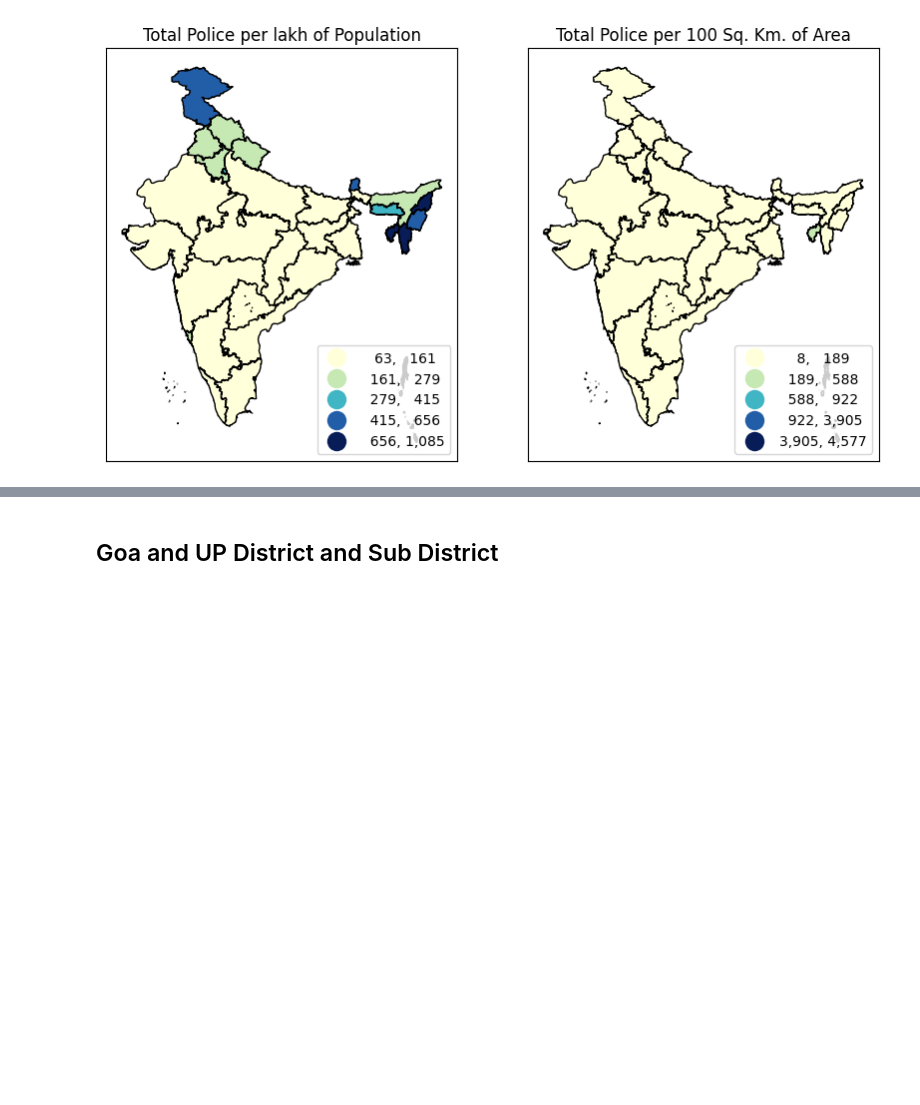
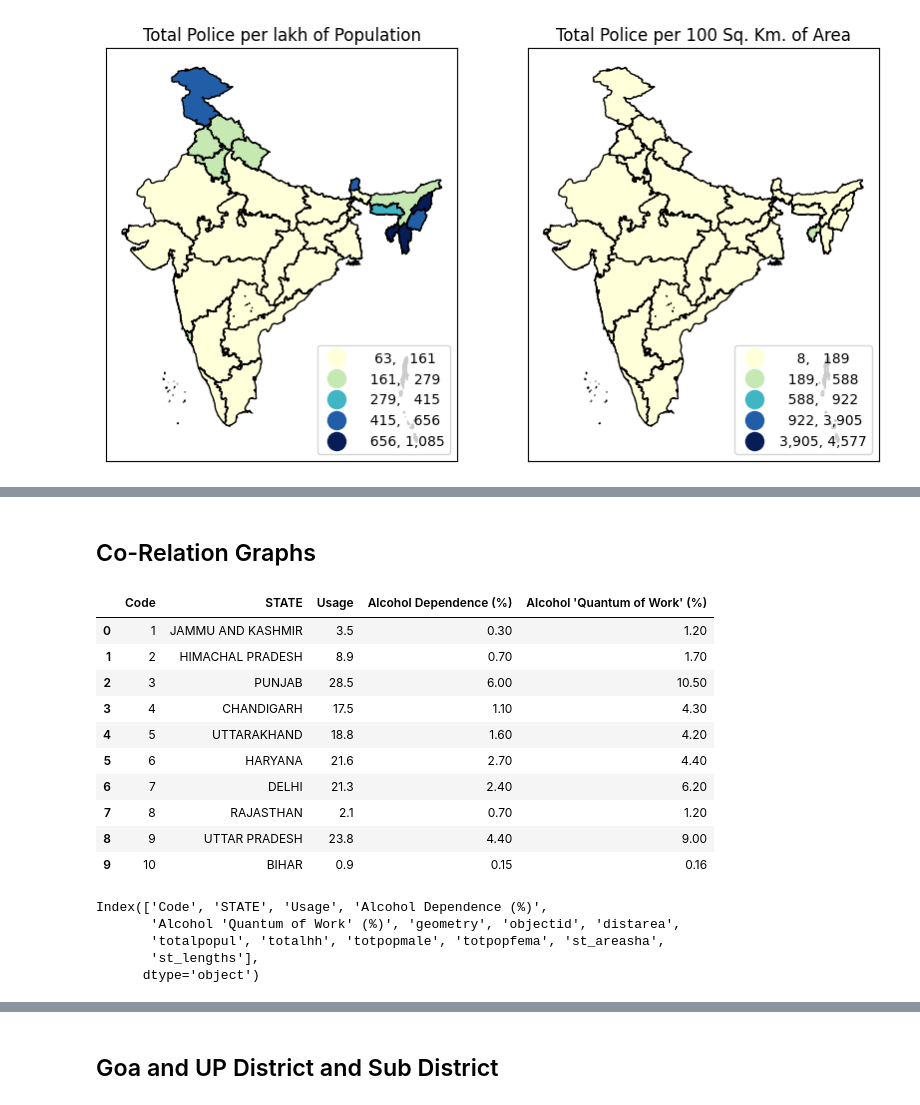
Before and after one commit to HarshGujarathi7/GISTEST, a Jupyter notebook: ps4.ipynb, the cells around one changed output, grey strips where cells are left out. Cells and saved outputs as stored; diff of their text form; code cells hidden in the pictures; blank space fills up the shorter version.

```diff
--- a/ps4.ipynb
+++ b/ps4.ipynb
@@ -1040,0 +1523,17 @@ Text(0.5, 357.9448688219729, '')
+# %% [markdown]
+## Co-Relation Graphs
+# %%
+alcohol.head(10)
+alcohol1 = alcohol[["STATE","Usage"]]
+# %% [output]
+|  | Code | STATE | Usage | Alcohol Dependence (%) | Alcohol 'Quantum of Work' (%) |
+| 0 | 1 | JAMMU AND KASHMIR | 3.5 | 0.30 | 1.20 |
+| 1 | 2 | HIMACHAL PRADESH | 8.9 | 0.70 | 1.70 |
+| 2 | 3 | PUNJAB | 28.5 | 6.00 | 10.50 |
+| 3 | 4 | CHANDIGARH | 17.5 | 1.10 | 4.30 |
+| 4 | 5 | UTTARAKHAND | 18.8 | 1.60 | 4.20 |
+| 5 | 6 | HARYANA | 21.6 | 2.70 | 4.40 |
+| 6 | 7 | DELHI | 21.3 | 2.40 | 6.20 |
+| 7 | 8 | RAJASTHAN | 2.1 | 0.70 | 1.20 |
+| 8 | 9 | UTTAR PRADESH | 23.8 | 4.40 | 9.00 |
+| 9 | 10 | BIHAR | 0.9 | 0.15 | 0.16 |
@@ -1040,0 +1542,9 @@ Text(0.5, 357.9448688219729, '')
+# %%
+alcohol_pop = alcohol.merge(states, on ="STATE")
+alcohol_pop.columns
+# %% [output]
+Index(['Code', 'STATE', 'Usage', 'Alcohol Dependence (%)',
+       'Alcohol 'Quantum of Work' (%)', 'geometry', 'objectid', 'distarea',
+       'totalpopul', 'totalhh', 'totpopmale', 'totpopfema', 'st_areasha',
+       'st_lengths'],
+      dtype='object')
```
Also changed, not shown: parts of 104 cells of this notebook.
